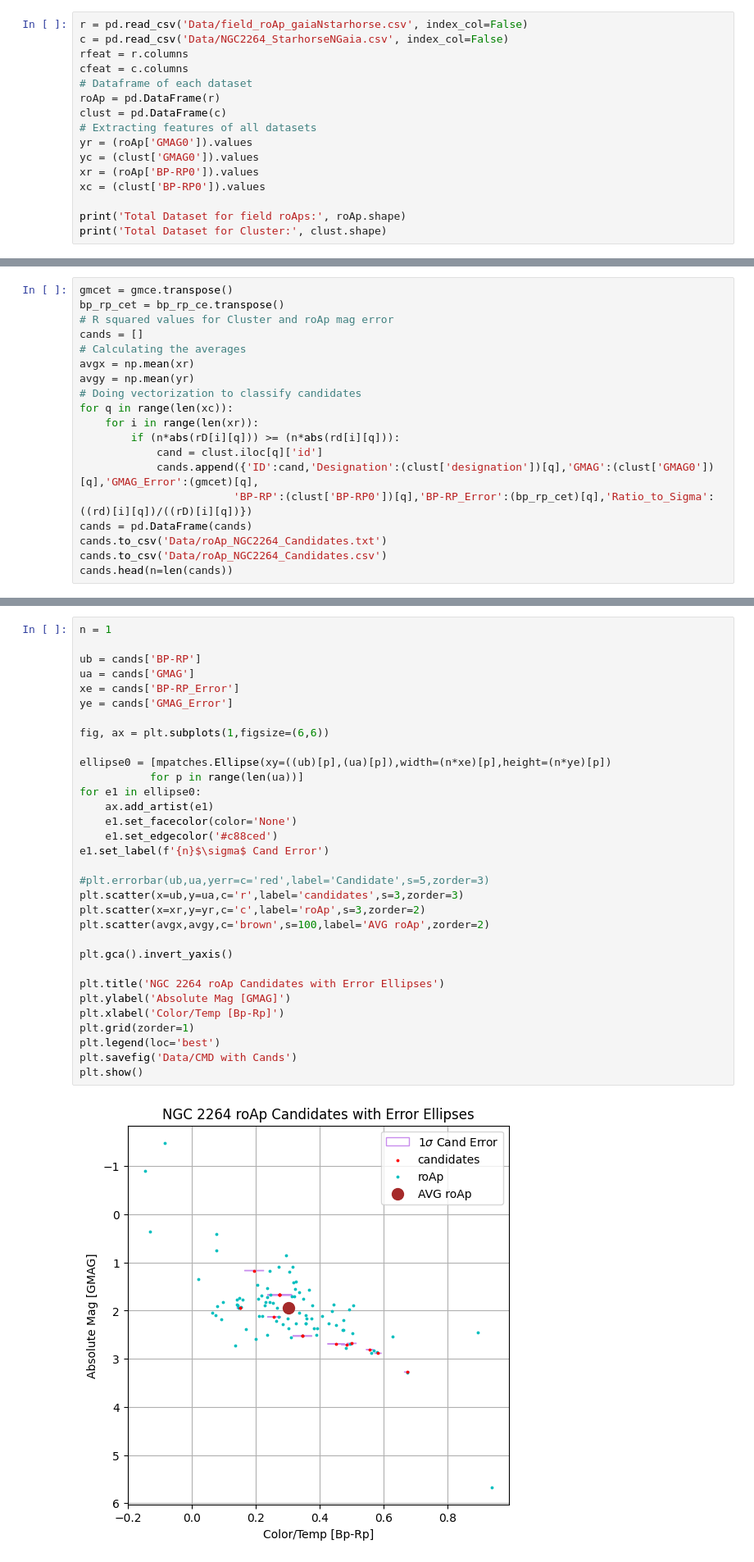
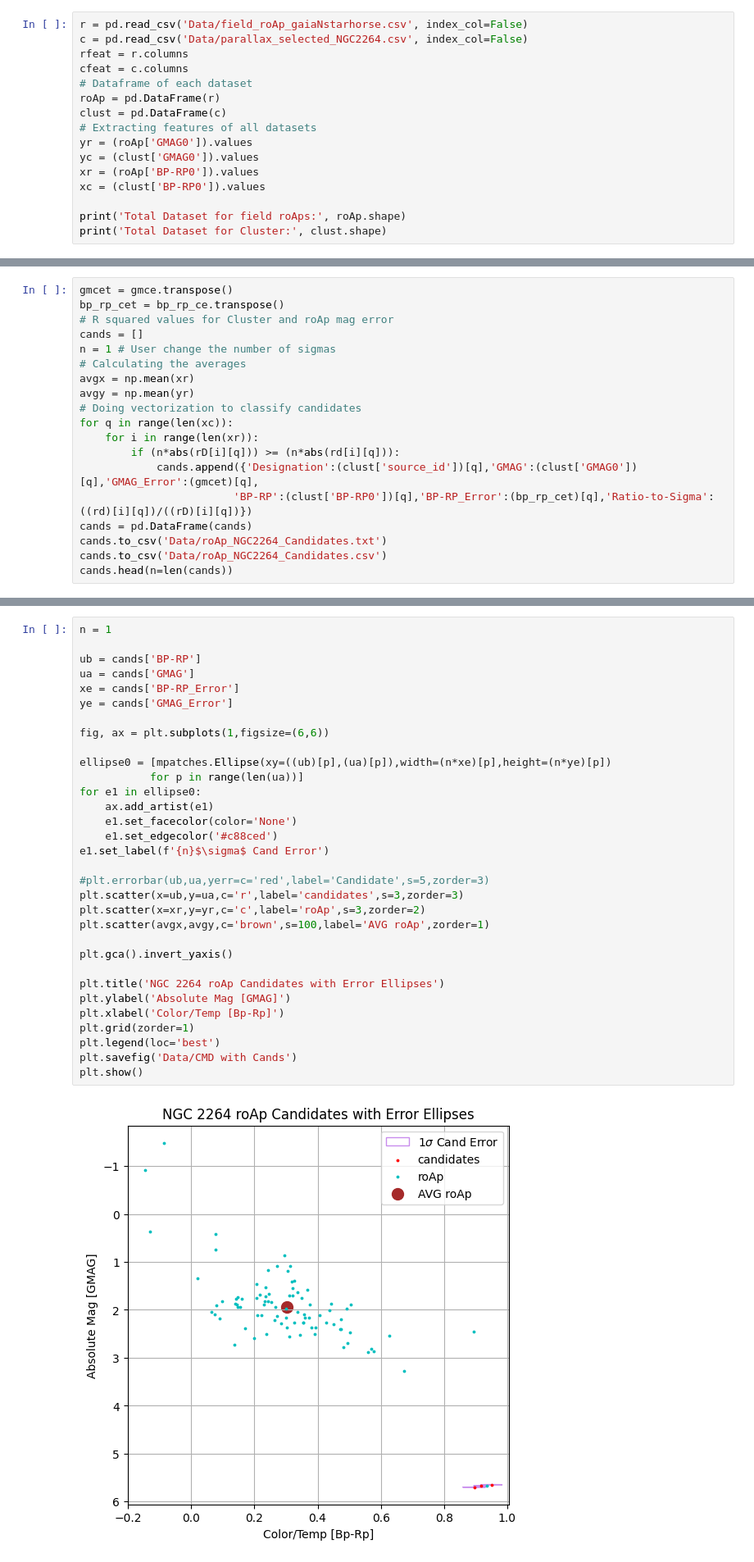
Before and after one commit to RavingRoss/roAp-Classification, a Jupyter notebook: Vectorization/roAp-classification.ipynb, the cells around one changed output, grey strips where cells are left out. Shown at 82% size. Cells and saved outputs as stored; diff of their text form.

```diff
--- a/Vectorization/roAp-classification.ipynb
+++ b/Vectorization/roAp-classification.ipynb
@@ -18,7 +18,7 @@ warnings.filterwarnings('ignore')
         'clust' is the csv file including NGC 2264 cluster stars
 # %%
 r = pd.read_csv('Data/field_roAp_gaiaNstarhorse.csv', index_col=False)
-c = pd.read_csv('Data/NGC2264_StarhorseNGaia.csv', index_col=False)
+c = pd.read_csv('Data/parallax_selected_NGC2264.csv', index_col=False)
 rfeat = r.columns
 cfeat = c.columns
 # Dataframe of each dataset
@@ -180,6 +181,7 @@ gmcet = gmce.transpose()
 bp_rp_cet = bp_rp_ce.transpose()
 # R squared values for Cluster and roAp mag error
 cands = []
+n = 1 # User change the number of sigmas
 # Calculating the averages
 avgx = np.mean(xr)
 avgy = np.mean(yr)
@@ -187,9 +189,8 @@ avgy = np.mean(yr)
 for q in range(len(xc)):
     for i in range(len(xr)):
         if (n*abs(rD[i][q])) >= (n*abs(rd[i][q])):
-            cand = clust.iloc[q]['id']
-            cands.append({'ID':cand,'Designation':(clust['designation'])[q],'GMAG':(clust['GMAG0'])[q],'GMAG_Error':(gmcet)[q],
-                        'BP-RP':(clust['BP-RP0'])[q],'BP-RP_Error':(bp_rp_cet)[q],'Ratio_to_Sigma':((rd)[i][q])/((rD)[i][q])})
+            cands.append({'Designation':(clust['source_id'])[q],'GMAG':(clust['GMAG0'])[q],'GMAG_Error':(gmcet)[q],
+                        'BP-RP':(clust['BP-RP0'])[q],'BP-RP_Error':(bp_rp_cet)[q],'Ratio-to-Sigma':((rd)[i][q])/((rD)[i][q])})
 cands = pd.DataFrame(cands)
 cands.to_csv('Data/roAp_NGC2264_Candidates.txt')
 cands.to_csv('Data/roAp_NGC2264_Candidates.csv')
@@ -240,32 +228,32 @@ n = 1
 
 ub = cands['BP-RP']
 ua = cands['GMAG']
 xe = cands['BP-RP_Error']
 ye = cands['GMAG_Error']
 
 fig, ax = plt.subplots(1,figsize=(6,6))
 
 ellipse0 = [mpatches.Ellipse(xy=((ub)[p],(ua)[p]),width=(n*xe)[p],height=(n*ye)[p])
            for p in range(len(ua))]
 for e1 in ellipse0:
     ax.add_artist(e1)
     e1.set_facecolor(color='None')
     e1.set_edgecolor('#c88ced')
 e1.set_label(f'{n}$\sigma$ Cand Error')
 
 #plt.errorbar(ub,ua,yerr=c='red',label='Candidate',s=5,zorder=3)
 plt.scatter(x=ub,y=ua,c='r',label='candidates',s=3,zorder=3)
 plt.scatter(x=xr,y=yr,c='c',label='roAp',s=3,zorder=2)
-plt.scatter(avgx,avgy,c='brown',s=100,label='AVG roAp',zorder=2)
+plt.scatter(avgx,avgy,c='brown',s=100,label='AVG roAp',zorder=1)
 
 plt.gca().invert_yaxis()
 
 plt.title('NGC 2264 roAp Candidates with Error Ellipses')
 plt.ylabel('Absolute Mag [GMAG]')
 plt.xlabel('Color/Temp [Bp-Rp]')
 plt.grid(zorder=1)
 plt.legend(loc='best')
 plt.savefig('Data/CMD with Cands')
 plt.show()
 # %% [output]
-[figure, old version]
+[figure, new version]
```
Also changed, not shown: parts of 8 cells of this notebook, 10 other files.
